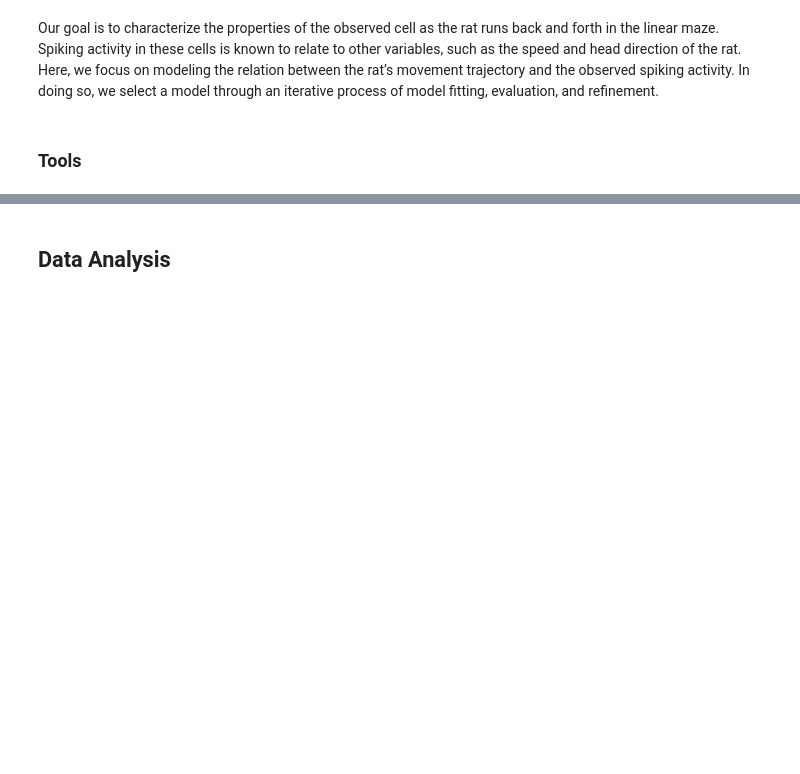
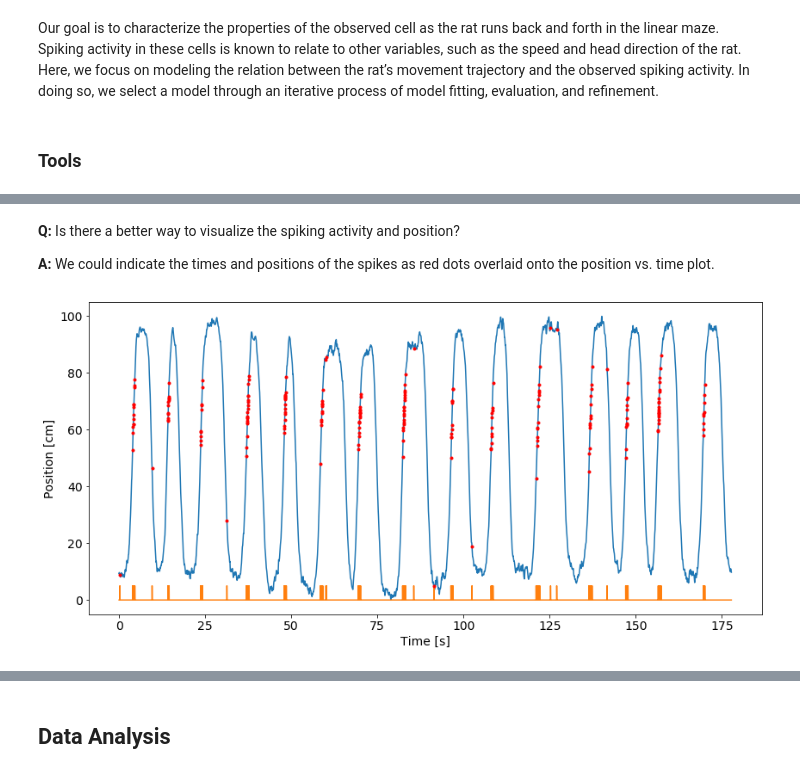
Before and after one commit to jaib1/Case-Studies-Python, a Jupyter notebook: content/09/point-process-glms.ipynb, the cells around one changed output, grey strips where cells are left out. Cells and saved outputs as stored; diff of their text form; code cells hidden in the pictures; blank space fills up the shorter version.

```diff
--- a/content/09/point-process-glms.ipynb
+++ b/content/09/point-process-glms.ipynb
@@ -48,0 +114,10 @@ In this chapter, we develop a series of generalized linear models. We implement
+# %% [markdown]
+
+**Q:** Is there a better way to visualize the spiking activity and position?
+
+**A:** We could indicate the times and positions of the spikes as red dots overlaid onto the position vs. time plot.
+# %%
+ax1.plot(t[t_spk_indxs], x[t_spk_indxs], color='r', marker='.', linestyle='None')
+fig1
+# %% [output]
+[figure, added]
```
Also changed, not shown: parts of 41 cells of this notebook.
